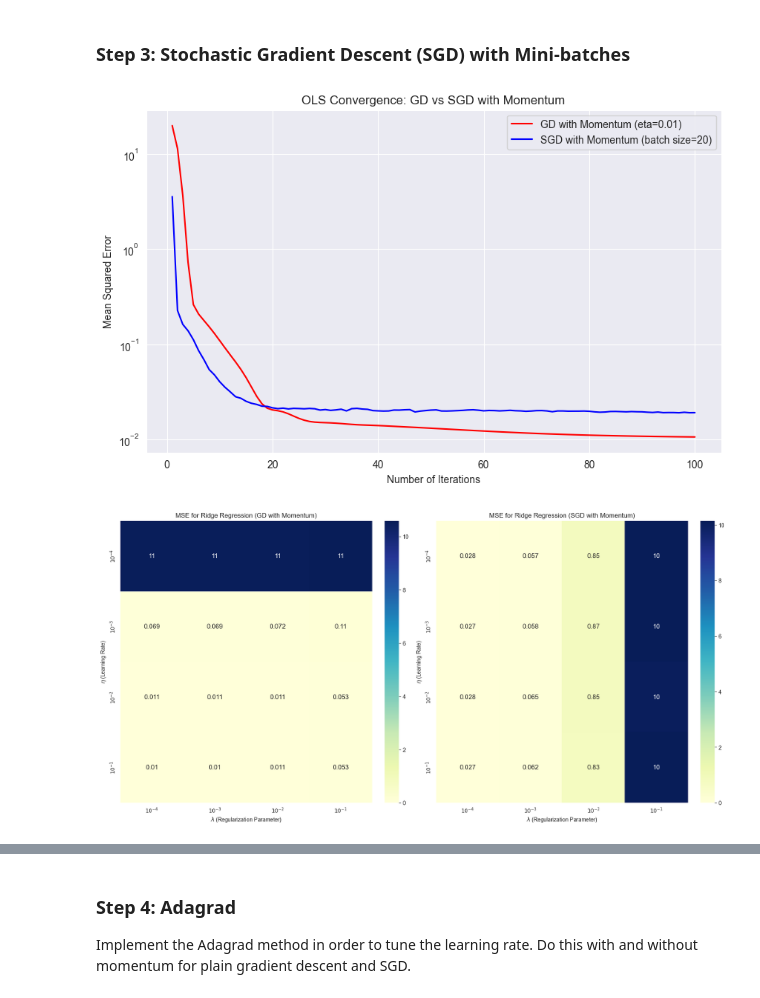
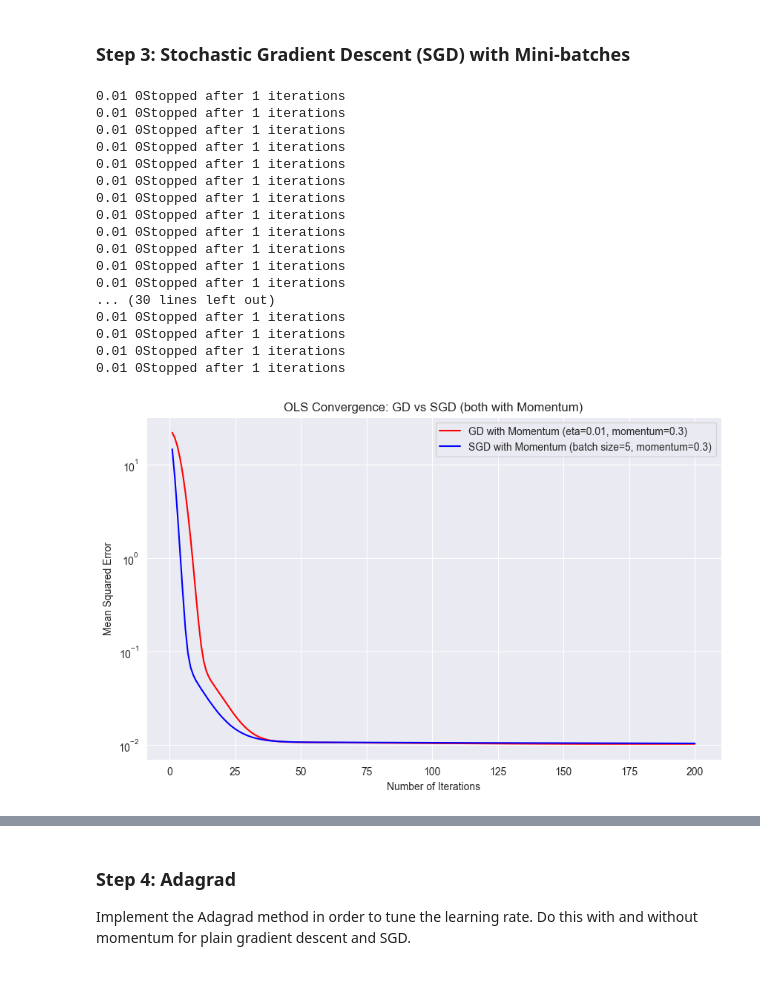
Before and after one commit to TrondVQ/FYS_STK_P2, a Jupyter notebook: partaAutograd.ipynb, the cells around one changed output, grey strips where cells are left out. Drawn from its saved outputs; the diff is of its cells as text; code cells hidden in the pictures.

```diff
--- a/partaAutograd.ipynb
+++ b/partaAutograd.ipynb
@@ -281,8 +222,7 @@ def learning_schedule(t, t0=5, t1=50):
     return t0/(t+t1)
 
 #Code taken and modified from week 39: Code with a Number of Minibatches which varies, analytical gradient
-#SGD with momentum and ridge + Fiks
-def SGD(X, y, beta, n = 100, n_epochs=50, batch_size=5, momentum=0.5, change=0.1, ridge=False, lmbda=0.01, t0 =5, t1 = 50):
+def SGD(X, y, beta, n = 100, n_epochs=50, batch_size=5, momentum=0.3, change=0.0, ridge=False, lmbda=0, t0 =5, t1 = 50):
     M = batch_size
     m = int(n / M)  # Number of mini-batches
     for epoch in range(n_epochs):
@@ -292,11 +232,10 @@ def SGD(X, y, beta, n = 100, n_epochs=50, batch_size=5, momentum=0.5, change=0.1
             yi = y[random_index:random_index + M]
 
             if ridge:
-                gradient = gradientRidge(xi, yi, beta, n, lmbda)
+                gradient = autograd_gradient(xi,yi , beta, lmbda)
+
             else:
-                gradient = gradientOLS(xi, yi, beta, n)
-
-
+                gradient = autograd_gradient(xi, yi, beta, lmbda)
 
             eta = learning_schedule(epoch * m + i, t0, t1)
             new_change = eta * gradient + momentum * change
@@ -373,31 +270,35 @@ def plot_Ridge_heatmap_GD_vs_SGD(X, y, beta, learning_rates, lambdas, Niteration
 # %%
-# Modifies the example taken  from week 39: Gradient Descent Example
+# Data generation
 np.random.seed(2014)
-# Generate some data
 n = 400
-x = np.random.rand(n,1) #input
+x = np.random.rand(n,1)
 y = 2 + 3*x + 4*x**2 + 0.1*np.random.randn(n,1) #4x^2 + 3x + 2 + noise
-p = 2 #polynomial degree
+p = 2
+X = Design(x,p)
+beta = np.random.randn(p+1,1)
 
-X = Design(x,p) #design matrix
-beta = np.random.randn(p+1,1) #initialize parameters
+eta = 0.01
+Niterations = 200
+batch_size = 5
+momentum = 0.3
 
-#same as project 1
-learning_rates = np.logspace(-4, -1, 4)#learning rates
-lambdas = np.logspace(-4, 0, 5)# lambdas
-
-# Parameters
-eta = 0.01
-Niterations = 100
-batch_size = 20
-
-plot_OLS_convergence_GD_vs_SGD(X, y, beta, eta, Niterations, batch_size)
-
-# Example usage for Ridge Regression heatmaps
-learning_rates = [1e-4, 1e-3, 1e-2, 1e-1]
-lambdas = [1e-4, 1e-3, 1e-2, 1e-1]
-
-plot_Ridge_heatmap_GD_vs_SGD(X, y, beta, learning_rates, lambdas, Niterations, batch_size)
+plot_OLS_convergence_GD_vs_SGD(X, y, beta, eta, Niterations, batch_size, momentum, change=0.0)
 # %% [output]
+0.01 0Stopped after 1 iterations
+0.01 0Stopped after 1 iterations
+0.01 0Stopped after 1 iterations
+0.01 0Stopped after 1 iterations
+0.01 0Stopped after 1 iterations
+0.01 0Stopped after 1 iterations
+0.01 0Stopped after 1 iterations
+0.01 0Stopped after 1 iterations
+0.01 0Stopped after 1 iterations
+0.01 0Stopped after 1 iterations
+0.01 0Stopped after 1 iterations
+0.01 0Stopped after 1 iterations
+... (30 lines left out)
+0.01 0Stopped after 1 iterations
+0.01 0Stopped after 1 iterations
+0.01 0Stopped after 1 iterations
+0.01 0Stopped after 1 iterations
-[figure, old version]
+[figure, new version]
-[figure, removed]
```
Also changed, not shown: parts of 25 cells of this notebook.
